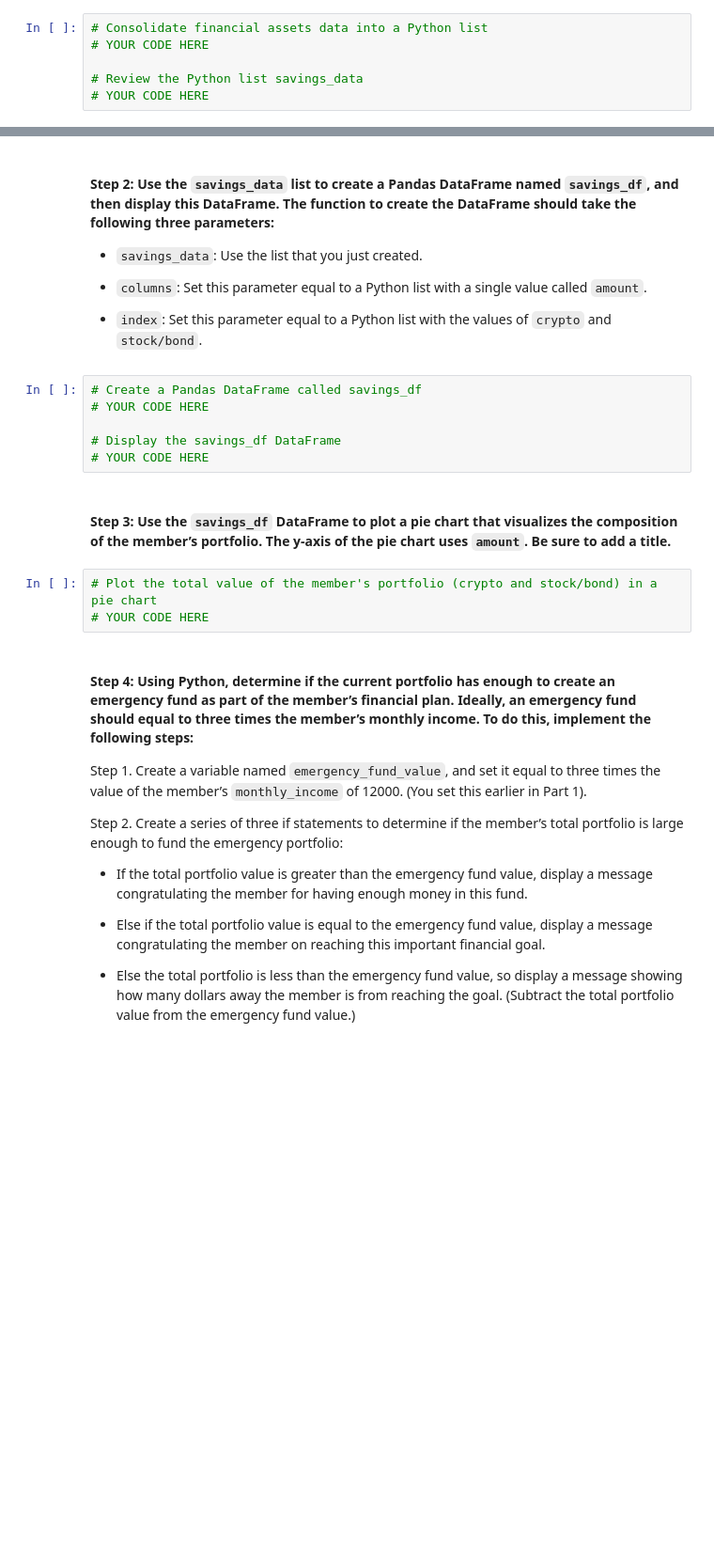
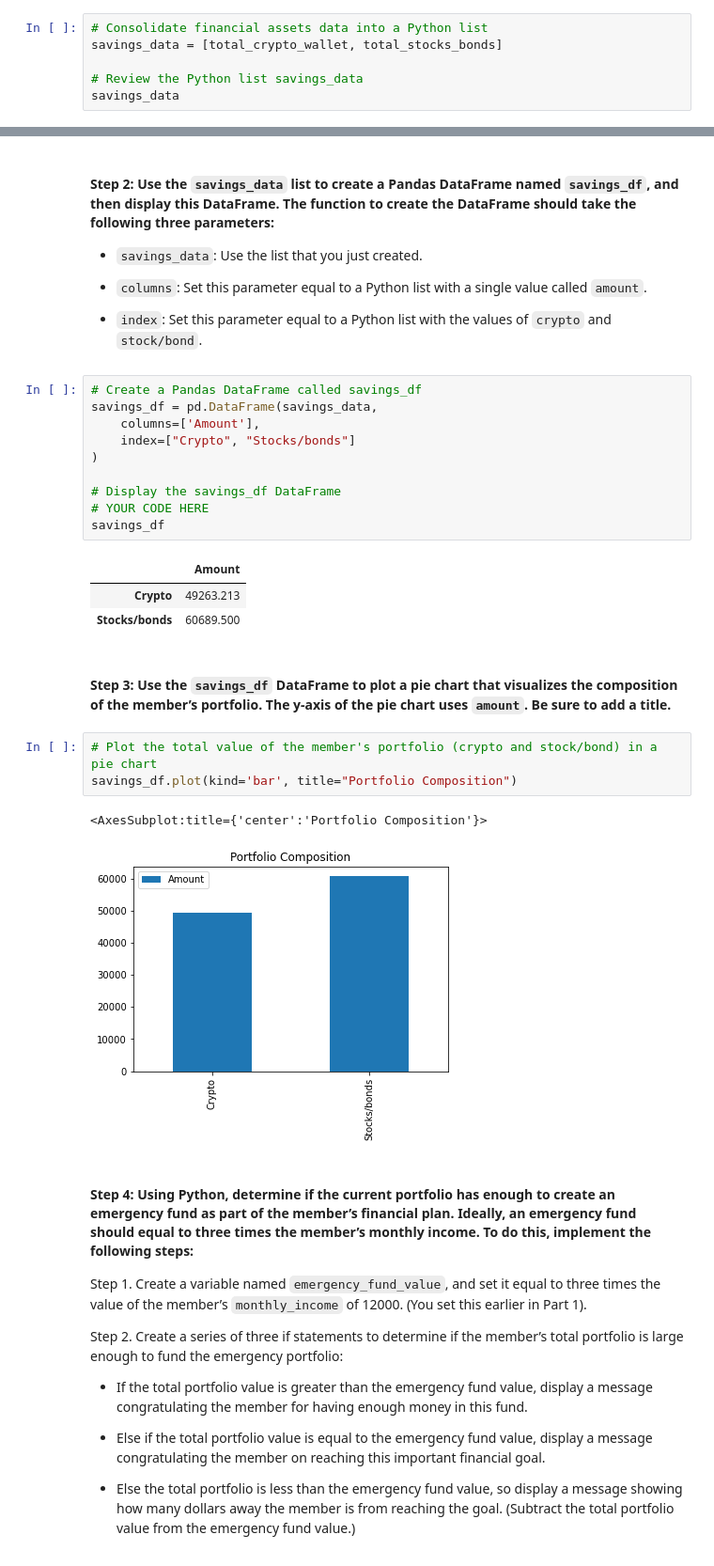
Before and after one commit to AquibaB/Financial-planning-tools, a Jupyter notebook: financial_planning_tools.ipynb, the cells around one changed output, grey strips where cells are left out. Shown at 94% size. Drawn from its saved outputs; the diff is of its cells as text; blank space fills up the shorter version.

Commit message:
portfolio df and plot

```diff
--- a/financial_planning_tools.ipynb
+++ b/financial_planning_tools.ipynb
@@ -324,7 +324,7 @@ In this section, you’ll use the valuations for the cryptocurrency wallet and f
 #### Step 1: Create a Python list named `savings_data` that has two elements. The first element contains the total value of the cryptocurrency wallet. The second element contains the total value of the stock and bond portions of the portfolio.
 # %%
 # Consolidate financial assets data into a Python list
-# YOUR CODE HERE
+savings_data = [total_crypto_wallet, total_stocks_bonds]
 
 # Review the Python list savings_data
-# YOUR CODE HERE
+savings_data
@@ -338,15 +340,26 @@ In this section, you’ll use the valuations for the cryptocurrency wallet and f
 - `index`: Set this parameter equal to a Python list with the values of `crypto` and `stock/bond`.
 # %%
 # Create a Pandas DataFrame called savings_df
-# YOUR CODE HERE
+savings_df = pd.DataFrame(savings_data,
+    columns=['Amount'],
+    index=["Crypto", "Stocks/bonds"]
+)
 
 # Display the savings_df DataFrame
 # YOUR CODE HERE
+savings_df
+# %% [output]
+|  | Amount |
+| Crypto | 49263.213 |
+| Stocks/bonds | 60689.500 |
 # %% [markdown]
 #### Step 3: Use the `savings_df` DataFrame to plot a pie chart that visualizes the composition of the member’s portfolio. The y-axis of the pie chart uses `amount`. Be sure to add a title.
 # %%
 # Plot the total value of the member's portfolio (crypto and stock/bond) in a pie chart
-# YOUR CODE HERE
+savings_df.plot(kind='bar', title="Portfolio Composition")
+# %% [output]
+<AxesSubplot:title={'center':'Portfolio Composition'}>
+[figure, added]
 # %% [markdown]
 #### Step 4: Using Python, determine if the current portfolio has enough to create an emergency fund as part of the member’s financial plan. Ideally, an emergency fund should equal to three times the member’s monthly income. To do this, implement the following steps:
 
```
Also changed, not shown: parts of 1 cell of this notebook.
